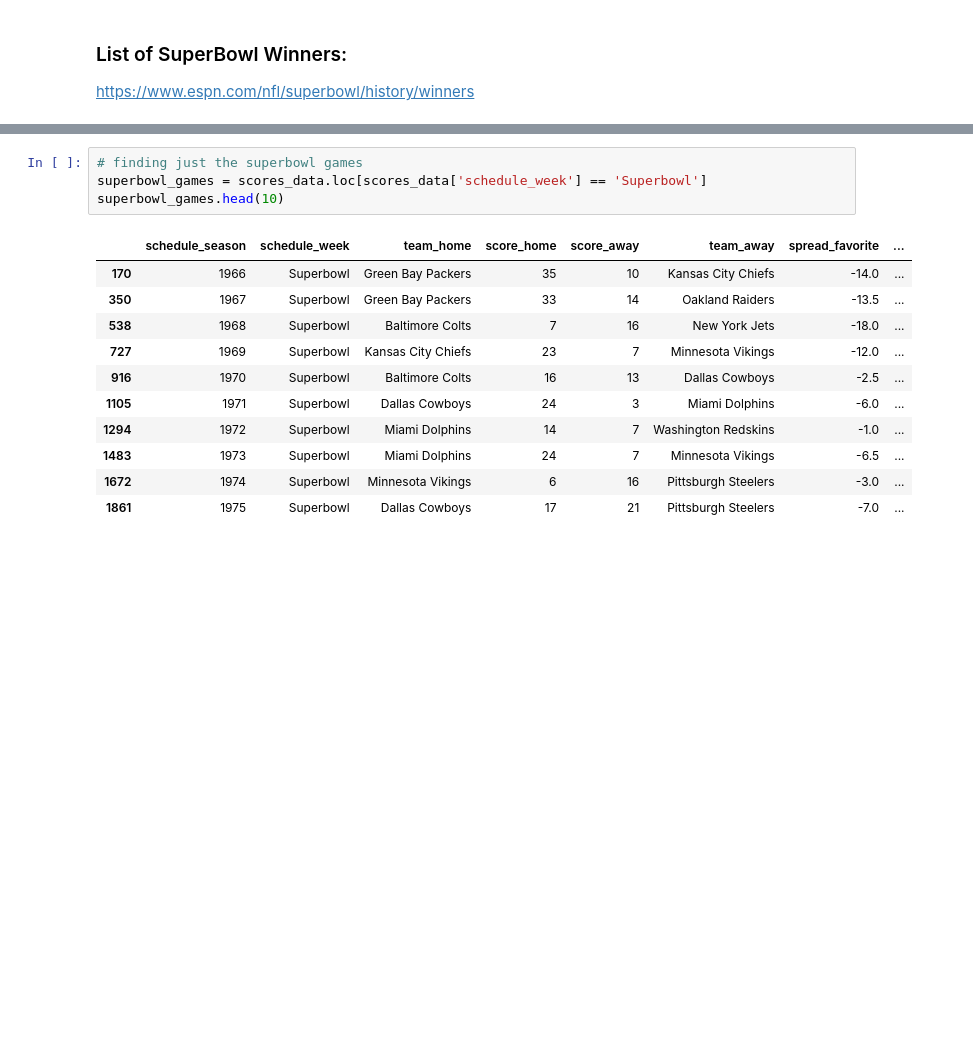
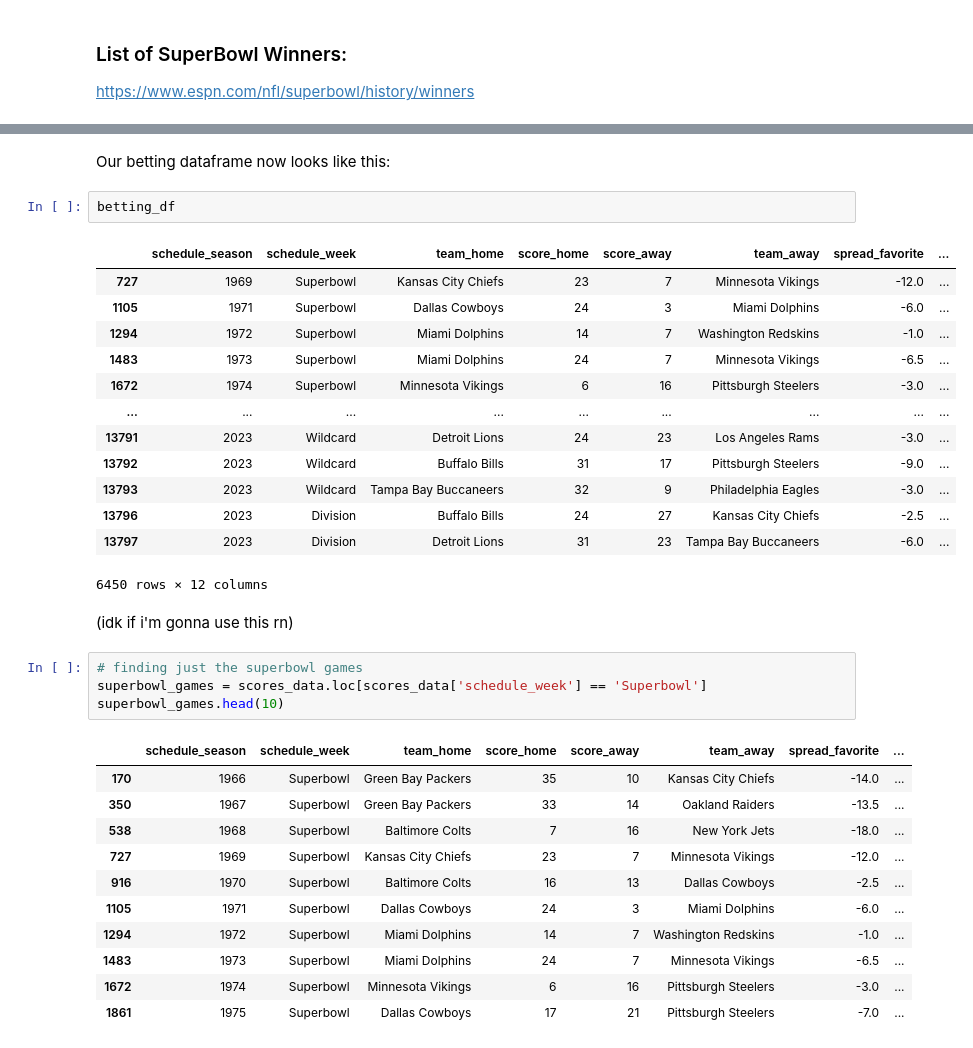
Before and after one commit to abajwah/abajwah.github.io, a Jupyter notebook: final.ipynb, the cells around one changed output, grey strips where cells are left out. Saved outputs shown, nothing was run; the diff lists cells and outputs as text; blank space fills up the shorter version.

```diff
--- a/final.ipynb
+++ b/final.ipynb
@@ -254,3 +244,23 @@ betting_df.head(10)
+# %% [markdown]
+Our betting dataframe now looks like this:
+# %%
+betting_df
+# %% [output]
+|  | schedule_season | schedule_week | team_home | score_home | score_away | team_away | spread_favorite | ... |
+| 727 | 1969 | Superbowl | Kansas City Chiefs | 23 | 7 | Minnesota Vikings | -12.0 | ... |
+| 1105 | 1971 | Superbowl | Dallas Cowboys | 24 | 3 | Miami Dolphins | -6.0 | ... |
+| 1294 | 1972 | Superbowl | Miami Dolphins | 14 | 7 | Washington Redskins | -1.0 | ... |
+| 1483 | 1973 | Superbowl | Miami Dolphins | 24 | 7 | Minnesota Vikings | -6.5 | ... |
+| 1672 | 1974 | Superbowl | Minnesota Vikings | 6 | 16 | Pittsburgh Steelers | -3.0 | ... |
+| ... | ... | ... | ... | ... | ... | ... | ... | ... |
+| 13791 | 2023 | Wildcard | Detroit Lions | 24 | 23 | Los Angeles Rams | -3.0 | ... |
+| 13792 | 2023 | Wildcard | Buffalo Bills | 31 | 17 | Pittsburgh Steelers | -9.0 | ... |
+| 13793 | 2023 | Wildcard | Tampa Bay Buccaneers | 32 | 9 | Philadelphia Eagles | -3.0 | ... |
+| 13796 | 2023 | Division | Buffalo Bills | 24 | 27 | Kansas City Chiefs | -2.5 | ... |
+| 13797 | 2023 | Division | Detroit Lions | 31 | 23 | Tampa Bay Buccaneers | -6.0 | ... |
+6450 rows × 12 columns
+# %% [markdown]
+(idk if i'm gonna use this rn)
 # %%
 # finding just the superbowl games
 superbowl_games = scores_data.loc[scores_data['schedule_week'] == 'Superbowl']
```
Also changed, not shown: parts of 27 cells of this notebook.
